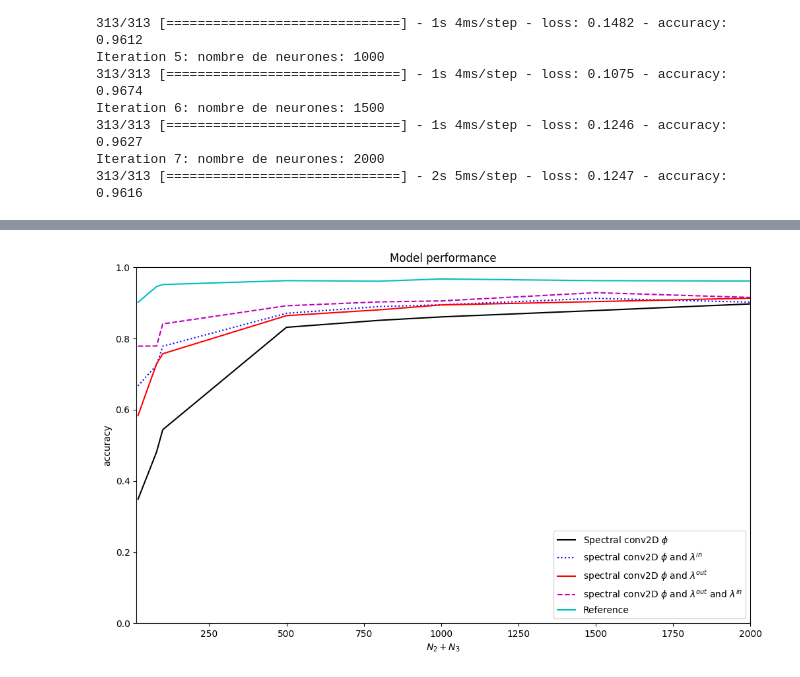
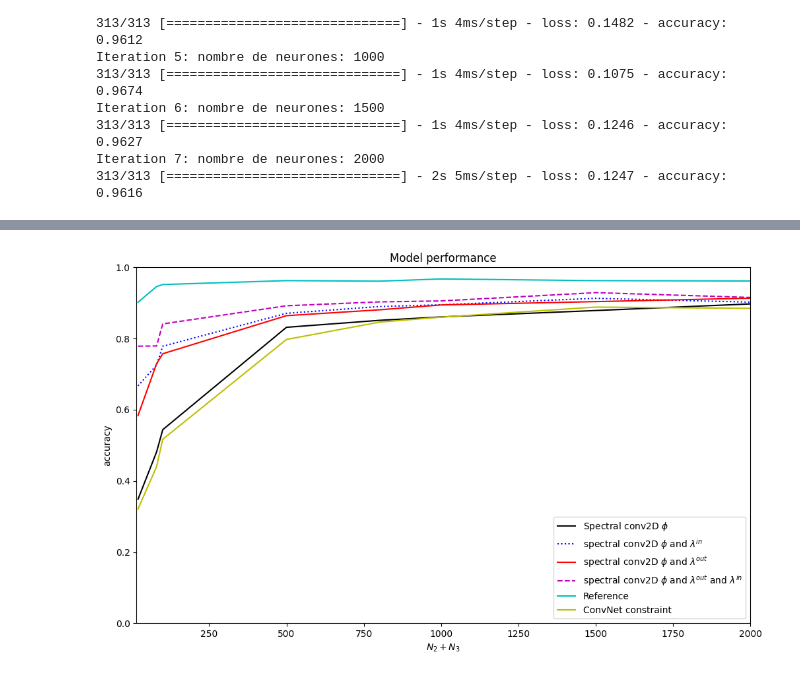
Before and after one commit to jarod-sys/ML-in-Spectral-Domain, a Jupyter notebook: Performance Domain Spectral 1.ipynb, the cells around one changed output, grey strips where cells are left out. Saved outputs shown, nothing was run; the diff lists cells and outputs as text; code cells hidden in the pictures.

```diff
--- a/Performance Domain Spectral 1.ipynb
+++ b/Performance Domain Spectral 1.ipynb
@@ -312,0 +319,32 @@ Iteration 7: nombre de neurones: 2000
+# %%
+accuracy=list()
+
+N2=[20,80,100,500,800,1000,1500,2000]
+epochs = 10
+batch_size=512
+
+
+for i in range(len(N2)):
+
+    print(f"Iteration {i}: nombre de neurones: {N2[i]}")
+    model6 = tf.keras.Sequential()
+    model6.add(tf.keras.layers.Input(shape=(28,28,1)))
+
+
+    model6.add(tf.keras.layers.Conv2D(1,(3,3),use_bias=False,activation="relu"))
+    model6.add(tf.keras.layers.MaxPooling2D((2,2)))
+    model6.add(tf.keras.layers.Dropout(0.2))
+
+    model6.add(tf.keras.layers.Flatten())
+
+
+    model6.add(SimpleLayer(N2[i],number_params_train=N2[i], use_bias=True, activation='relu'))
+    model6.add(tf.keras.layers.Dropout(0.5))
+    model6.add(SimpleLayer(10,number_params_train=10, use_bias=False, activation='softmax'))
+
+
+
+    opt = tf.keras.optimizers.Adam(learning_rate=0.03)
+    model6.compile(optimizer=opt, loss='sparse_categorical_crossentropy', metrics=['accuracy'])
+    history = model6.fit(x_train, y_train, batch_size=batch_size, epochs=epochs,verbose=0)
+    accuracy.append(model6.evaluate(x_test,y_test,batch_size=batch_size,verbose="auto"))
@@ -313 +368,5 @@ Iteration 7: nombre de neurones: 2000
+# %%
+score6=list()
+for i in range(len(N2)):
+    score6.append(accuracy[i][1])
 # %%
@@ -317,29 +374,30 @@ for i in range(len(N2)):
 # %%
 fig=plt.figure(num=1,figsize=(12,7))
 plt.plot(N2,score1, "k-")
 plt.plot(N2,score2, "b:")
 plt.plot(N2,score3, "r")
 plt.plot(N2,score4, "m--"  )
 plt.plot(N2,score5, "c"  )
-
+plt.plot(N2,score6, "y"  )
 
 
 
 plt.axis([15, 2000, 0, 1])
 
 
 plt.xlabel("$N_{2}+N_{3}$")
 plt.ylabel("accuracy")
 plt.title("Model performance")
 
  #'ConvNet constraint',
 plt.legend(['Spectral conv2D $\phi$',
             'spectral conv2D $\phi$ and $\lambda^{in}$',
             'spectral conv2D $\phi$ and $\lambda^{out}$',
            'spectral conv2D $\phi$ and $\lambda^{out}$ and $\lambda^{in} $',
-           'Reference'],
+           'Reference',
+           'ConvNet constraint'],
            loc='lower right')
 
 plt.show()
 # %% [output]
-[figure, old version]
+[figure, new version]
```
Also changed, not shown: parts of 4 cells of this notebook.
